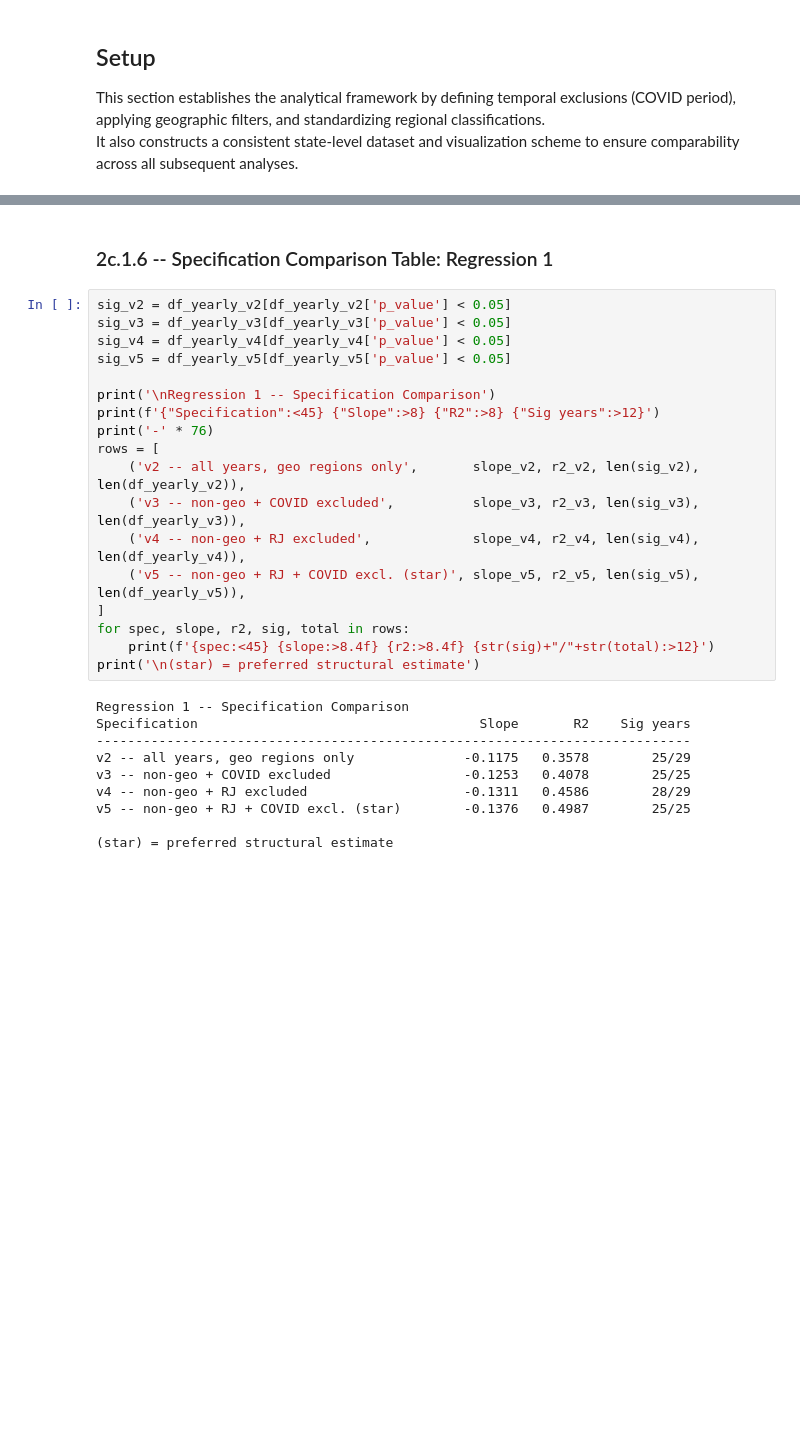
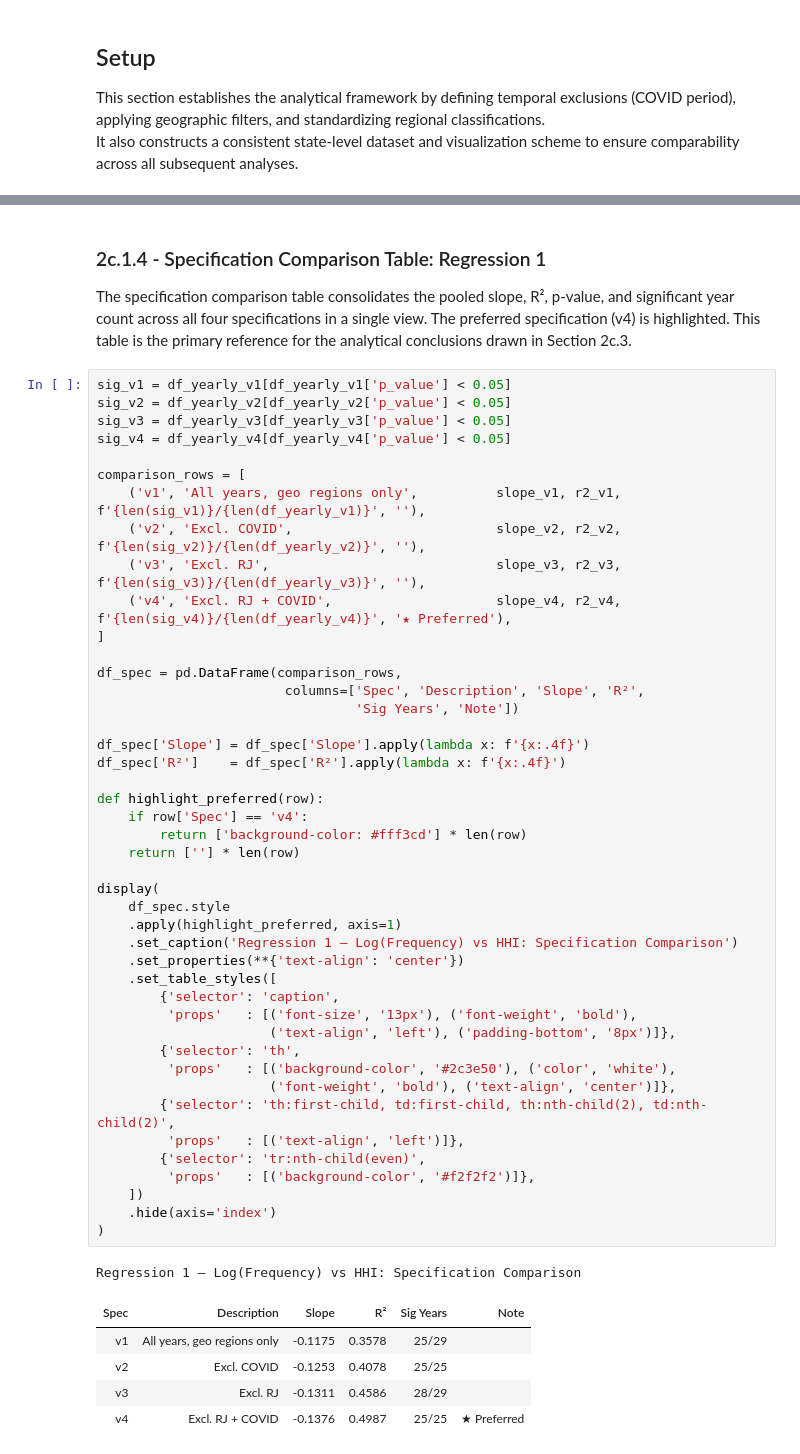
Before and after one commit to Eduardo-kohn/brazil-state-trade-analysis, a Jupyter notebook: SRC/Analysis/step2c_regression_analysis.ipynb, the cells around one changed output, grey strips where cells are left out. Drawn from its saved outputs; the diff is of its cells as text; blank space fills up the shorter version.

```diff
--- a/SRC/Analysis/step2c_regression_analysis.ipynb
+++ b/SRC/Analysis/step2c_regression_analysis.ipynb
@@ -340,30 +561,55 @@ v2 year-by-year:
 # %% [markdown]
-### 2c.1.6 -- Specification Comparison Table: Regression 1
+### 2c.1.4 - Specification Comparison Table: Regression 1
+
+The specification comparison table consolidates the pooled slope, R², p-value, and significant year count across all four specifications in a single view. The preferred specification (v4) is highlighted. This table is the primary reference for the analytical conclusions drawn in Section 2c.3.
 # %%
+sig_v1 = df_yearly_v1[df_yearly_v1['p_value'] < 0.05]
 sig_v2 = df_yearly_v2[df_yearly_v2['p_value'] < 0.05]
 sig_v3 = df_yearly_v3[df_yearly_v3['p_value'] < 0.05]
 sig_v4 = df_yearly_v4[df_yearly_v4['p_value'] < 0.05]
-sig_v5 = df_yearly_v5[df_yearly_v5['p_value'] < 0.05]
 
-print('\nRegression 1 -- Specification Comparison')
-print(f'{"Specification":<45} {"Slope":>8} {"R2":>8} {"Sig years":>12}')
-print('-' * 76)
-rows = [
-    ('v2 -- all years, geo regions only',       slope_v2, r2_v2, len(sig_v2), len(df_yearly_v2)),
-    ('v3 -- non-geo + COVID excluded',          slope_v3, r2_v3, len(sig_v3), len(df_yearly_v3)),
-    ('v4 -- non-geo + RJ excluded',             slope_v4, r2_v4, len(sig_v4), len(df_yearly_v4)),
-    ('v5 -- non-geo + RJ + COVID excl. (star)', slope_v5, r2_v5, len(sig_v5), len(df_yearly_v5)),
+comparison_rows = [
+    ('v1', 'All years, geo regions only',          slope_v1, r2_v1, f'{len(sig_v1)}/{len(df_yearly_v1)}', ''),
+    ('v2', 'Excl. COVID',                          slope_v2, r2_v2, f'{len(sig_v2)}/{len(df_yearly_v2)}', ''),
+    ('v3', 'Excl. RJ',                             slope_v3, r2_v3, f'{len(sig_v3)}/{len(df_yearly_v3)}', ''),
+    ('v4', 'Excl. RJ + COVID',                     slope_v4, r2_v4, f'{len(sig_v4)}/{len(df_yearly_v4)}', '★ Preferred'),
 ]
-for spec, slope, r2, sig, total in rows:
-    print(f'{spec:<45} {slope:>8.4f} {r2:>8.4f} {str(sig)+"/"+str(total):>12}')
-print('\n(star) = preferred structural estimate')
+
+df_spec = pd.DataFrame(comparison_rows,
+                        columns=['Spec', 'Description', 'Slope', 'R²',
+                                 'Sig Years', 'Note'])
+
+df_spec['Slope'] = df_spec['Slope'].apply(lambda x: f'{x:.4f}')
+df_spec['R²']    = df_spec['R²'].apply(lambda x: f'{x:.4f}')
+
+def highlight_preferred(row):
+    if row['Spec'] == 'v4':
+        return ['background-color: #fff3cd'] * len(row)
+    return [''] * len(row)
+
+display(
+    df_spec.style
+    .apply(highlight_preferred, axis=1)
+    .set_caption('Regression 1 — Log(Frequency) vs HHI: Specification Comparison')
+    .set_properties(**{'text-align': 'center'})
+    .set_table_styles([
+        {'selector': 'caption',
+         'props'   : [('font-size', '13px'), ('font-weight', 'bold'),
+                      ('text-align', 'left'), ('padding-bottom', '8px')]},
+        {'selector': 'th',
+         'props'   : [('background-color', '#2c3e50'), ('color', 'white'),
+                      ('font-weight', 'bold'), ('text-align', 'center')]},
+        {'selector': 'th:first-child, td:first-child, th:nth-child(2), td:nth-child(2)',
+         'props'   : [('text-align', 'left')]},
+        {'selector': 'tr:nth-child(even)',
+         'props'   : [('background-color', '#f2f2f2')]},
+    ])
+    .hide(axis='index')
+)
 # %% [output]
-Regression 1 -- Specification Comparison
-Specification                                    Slope       R2    Sig years
-----------------------------------------------------------------------------
-v2 -- all years, geo regions only              -0.1175   0.3578        25/29
-v3 -- non-geo + COVID excluded                 -0.1253   0.4078        25/25
-v4 -- non-geo + RJ excluded                    -0.1311   0.4586        28/29
-v5 -- non-geo + RJ + COVID excl. (star)        -0.1376   0.4987        25/25
-
-(star) = preferred structural estimate
+Regression 1 — Log(Frequency) vs HHI: Specification Comparison
+| Spec | Description | Slope | R² | Sig Years | Note |
+| v1 | All years, geo regions only | -0.1175 | 0.3578 | 25/29 |  |
+| v2 | Excl. COVID | -0.1253 | 0.4078 | 25/25 |  |
+| v3 | Excl. RJ | -0.1311 | 0.4586 | 28/29 |  |
+| v4 | Excl. RJ + COVID | -0.1376 | 0.4987 | 25/25 | ★ Preferred |
```
Also changed, not shown: parts of 32 cells of this notebook, 2 other files.
